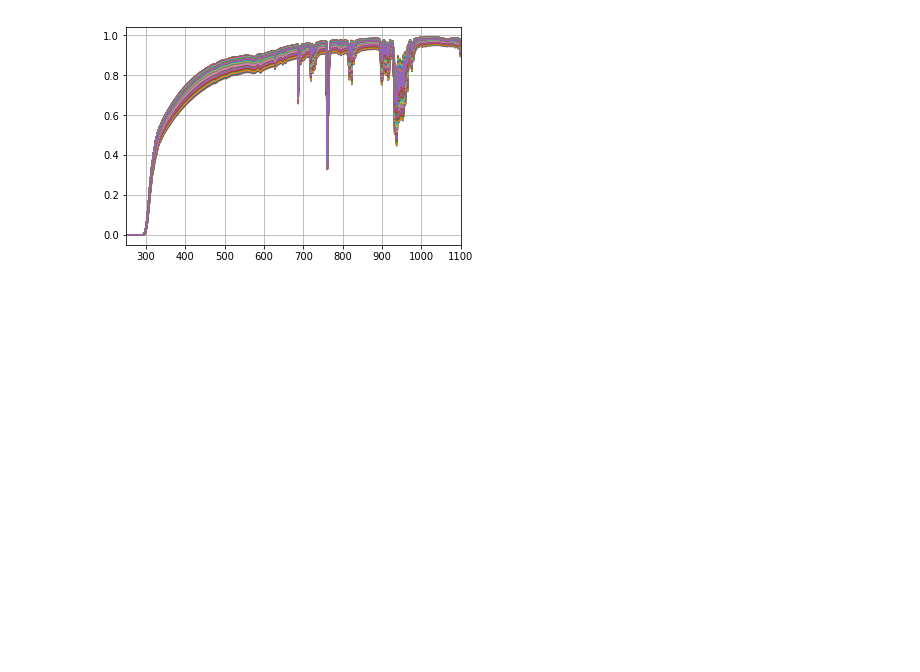
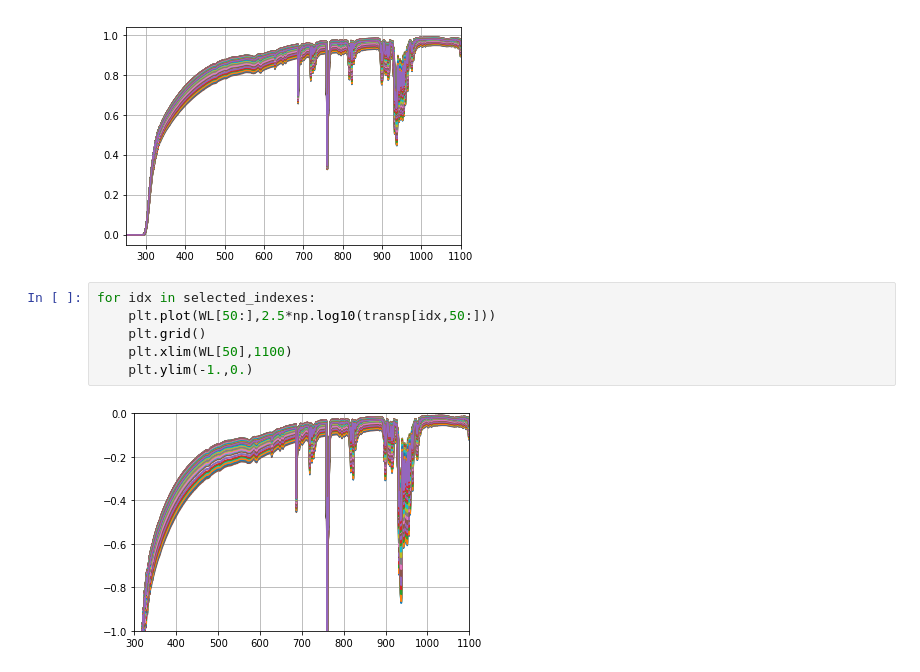
Before and after one commit to sylvielsstfr/GMAOMERRA2, a Jupyter notebook: atmtranspsim/ViewAtmSimu.ipynb, the cells around one changed output. Saved outputs shown, nothing was run; the diff lists cells and outputs as text; blank space fills up the shorter version.

```diff
--- a/atmtranspsim/ViewAtmSimu.ipynb
+++ b/atmtranspsim/ViewAtmSimu.ipynb
@@ -72,3 +100,11 @@ for idx in selected_indexes:
     plt.xlim(WL[0],1100)
 # %% [output]
 [figure]
+# %%
+for idx in selected_indexes:
+    plt.plot(WL[50:],2.5*np.log10(transp[idx,50:]))
+    plt.grid()
+    plt.xlim(WL[50],1100)
+    plt.ylim(-1.,0.)
+# %% [output]
+[figure, added]
```
Also changed, not shown: parts of 9 cells of this notebook, 1 other file.
